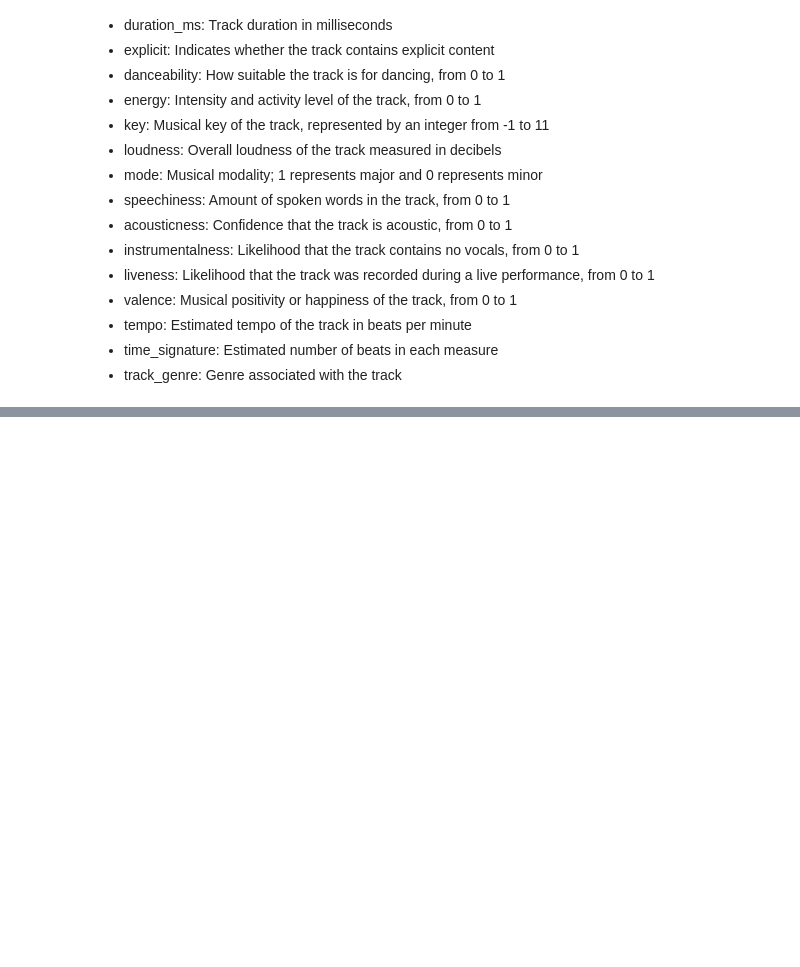
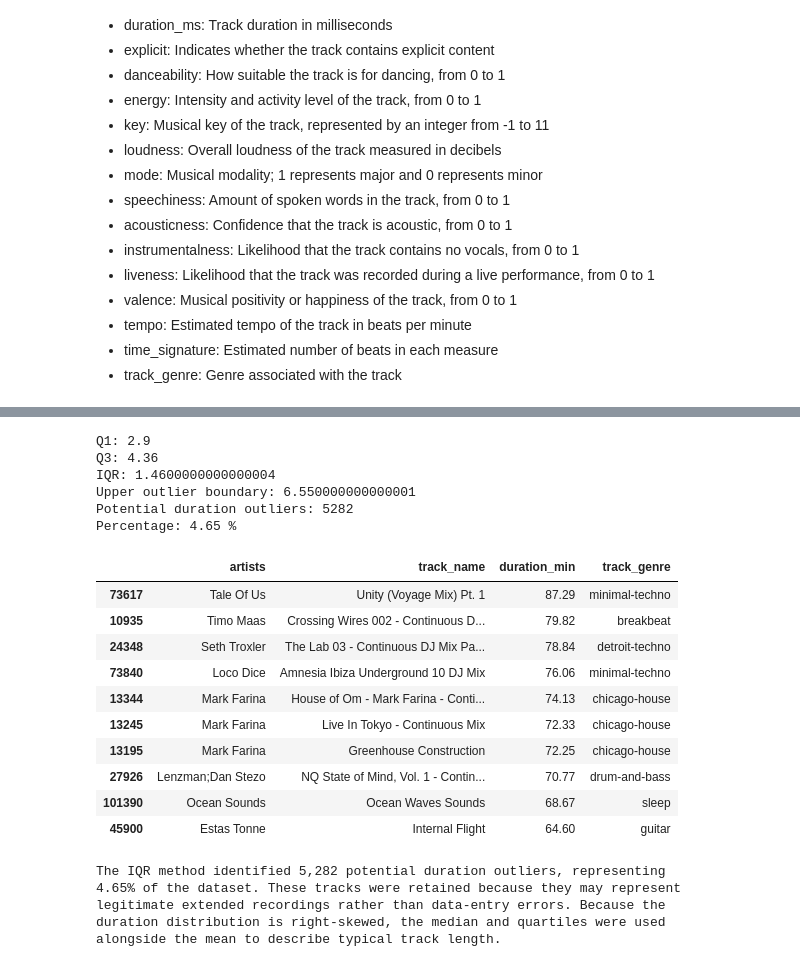
Before and after one commit to do-alisa/final-data-analysis-project, a Jupyter notebook: Spotify_Analysis.ipynb, the cells around one changed output, grey strips where cells are left out. Drawn from its saved outputs; the diff is of its cells as text; code cells hidden in the pictures; blank space fills up the shorter version.

```diff
--- a/Spotify_Analysis.ipynb
+++ b/Spotify_Analysis.ipynb
@@ -163,0 +334,61 @@ Examples of tracks with multiple genre labels:
+# %%
+duration = df_clean["duration_min"]
+
+Q1 = duration.quantile(0.25)
+Q3 = duration.quantile(0.75)
+IQR = Q3 - Q1
+
+upper_bound = Q3 + 1.5 * IQR
+
+print("Q1:", Q1)
+print("Q3:", Q3)
+print("IQR:", IQR)
+print("Upper outlier boundary:", upper_bound)
+
+long_tracks = df_clean[
+    df_clean["duration_min"] > upper_bound
+].sort_values("duration_min", ascending=False)
+
+print("Potential duration outliers:", len(long_tracks))
+print(
+    "Percentage:",
+    round(len(long_tracks) / len(df_clean) * 100, 2),
+    "%"
+)
+
+display(
+    long_tracks[
+        ["artists", "track_name", "duration_min", "track_genre"]
+    ].head(10)
+)
+
+print("""
+The IQR method identified 5,282 potential duration outliers, representing
+4.65% of the dataset. These tracks were retained because they may represent
+legitimate extended recordings rather than data-entry errors. Because the
+duration distribution is right-skewed, the median and quartiles were used
+alongside the mean to describe typical track length.
+""")
+# %% [output]
+Q1: 2.9
+Q3: 4.36
+IQR: 1.4600000000000004
+Upper outlier boundary: 6.550000000000001
+Potential duration outliers: 5282
+Percentage: 4.65 %
+|  | artists | track_name | duration_min | track_genre |
+| 73617 | Tale Of Us | Unity (Voyage Mix) Pt. 1 | 87.29 | minimal-techno |
+| 10935 | Timo Maas | Crossing Wires 002 - Continuous D... | 79.82 | breakbeat |
+| 24348 | Seth Troxler | The Lab 03 - Continuous DJ Mix Pa... | 78.84 | detroit-techno |
+| 73840 | Loco Dice | Amnesia Ibiza Underground 10 DJ Mix | 76.06 | minimal-techno |
+| 13344 | Mark Farina | House of Om - Mark Farina - Conti... | 74.13 | chicago-house |
+| 13245 | Mark Farina | Live In Tokyo - Continuous Mix | 72.33 | chicago-house |
+| 13195 | Mark Farina | Greenhouse Construction | 72.25 | chicago-house |
+| 27926 | Lenzman;Dan Stezo | NQ State of Mind, Vol. 1 - Contin... | 70.77 | drum-and-bass |
+| 101390 | Ocean Sounds | Ocean Waves Sounds | 68.67 | sleep |
+| 45900 | Estas Tonne | Internal Flight | 64.60 | guitar |
+The IQR method identified 5,282 potential duration outliers, representing
+4.65% of the dataset. These tracks were retained because they may represent
+legitimate extended recordings rather than data-entry errors. Because the
+duration distribution is right-skewed, the median and quartiles were used
+alongside the mean to describe typical track length.
```
Also changed, not shown: parts of 14 cells of this notebook.
